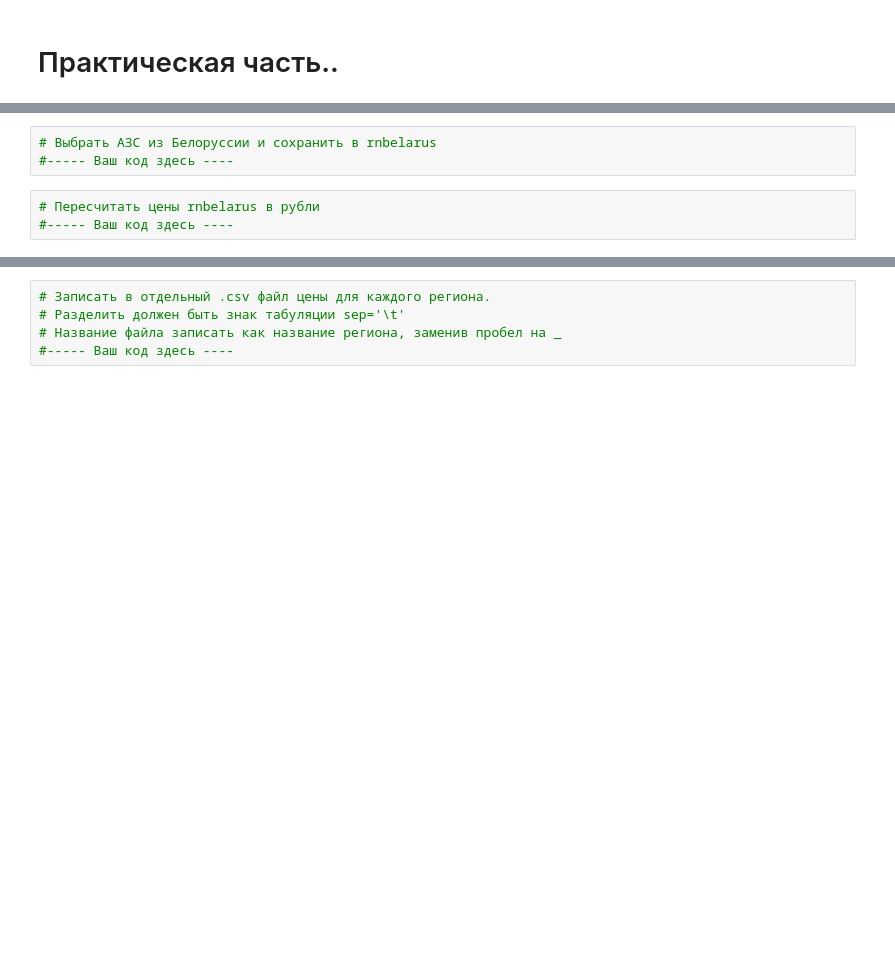
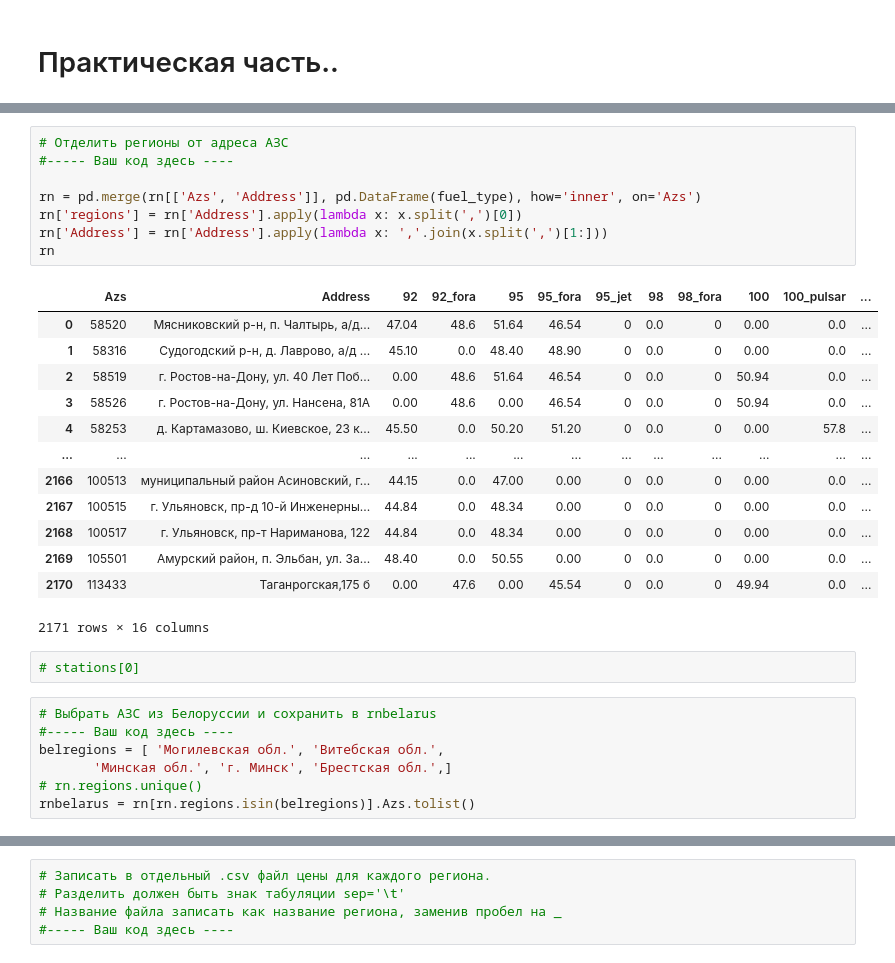
Before and after one commit to 4vel/reboot-python, a Jupyter notebook: lesson4/pandas_medals&fuels.ipynb, the cells around one changed output, grey strips where cells are left out. Cells and saved outputs as stored; diff of their text form; blank space fills up the shorter version.

```diff
--- a/lesson4/pandas_medals&fuels.ipynb
+++ b/lesson4/pandas_medals&fuels.ipynb
@@ -212,6 +266,31 @@ rn.head()
+# %%
+# Отделить регионы от адреса АЗС
+#----- Ваш код здесь ----
+
+rn = pd.merge(rn[['Azs', 'Address']], pd.DataFrame(fuel_type), how='inner', on='Azs')
+rn['regions'] = rn['Address'].apply(lambda x: x.split(',')[0])
+rn['Address'] = rn['Address'].apply(lambda x: ','.join(x.split(',')[1:]))
+rn
+# %% [output]
+|  | Azs | Address | 92 | 92_fora | 95 | 95_fora | 95_jet | 98 | 98_fora | 100 | 100_pulsar | ... |
+| 0 | 58520 | Мясниковский р-н, п. Чалтырь, а/д... | 47.04 | 48.6 | 51.64 | 46.54 | 0 | 0.0 | 0 | 0.00 | 0.0 | ... |
+| 1 | 58316 | Судогодский р-н, д. Лаврово, а/д ... | 45.10 | 0.0 | 48.40 | 48.90 | 0 | 0.0 | 0 | 0.00 | 0.0 | ... |
+| 2 | 58519 | г. Ростов-на-Дону, ул. 40 Лет Поб... | 0.00 | 48.6 | 51.64 | 46.54 | 0 | 0.0 | 0 | 50.94 | 0.0 | ... |
+| 3 | 58526 | г. Ростов-на-Дону, ул. Нансена, 81А | 0.00 | 48.6 | 0.00 | 46.54 | 0 | 0.0 | 0 | 50.94 | 0.0 | ... |
+| 4 | 58253 | д. Картамазово, ш. Киевское, 23 к... | 45.50 | 0.0 | 50.20 | 51.20 | 0 | 0.0 | 0 | 0.00 | 57.8 | ... |
+| ... | ... | ... | ... | ... | ... | ... | ... | ... | ... | ... | ... | ... |
+| 2166 | 100513 | муниципальный район Асиновский, г... | 44.15 | 0.0 | 47.00 | 0.00 | 0 | 0.0 | 0 | 0.00 | 0.0 | ... |
+| 2167 | 100515 | г. Ульяновск, пр-д 10-й Инженерны... | 44.84 | 0.0 | 48.34 | 0.00 | 0 | 0.0 | 0 | 0.00 | 0.0 | ... |
+| 2168 | 100517 | г. Ульяновск, пр-т Нариманова, 122 | 44.84 | 0.0 | 48.34 | 0.00 | 0 | 0.0 | 0 | 0.00 | 0.0 | ... |
+| 2169 | 105501 | Амурский район, п. Эльбан, ул. За... | 48.40 | 0.0 | 50.55 | 0.00 | 0 | 0.0 | 0 | 0.00 | 0.0 | ... |
+| 2170 | 113433 | Таганрогская,175 б | 0.00 | 47.6 | 0.00 | 45.54 | 0 | 0.0 | 0 | 49.94 | 0.0 | ... |
+2171 rows × 16 columns
+# %%
+# stations[0]
 # %%
 # Выбрать АЗС из Белоруссии и сохранить в rnbelarus
 #----- Ваш код здесь ----
+belregions = [ 'Могилевская обл.', 'Витебская обл.',
+       'Минская обл.', 'г. Минск', 'Брестская обл.',]
+# rn.regions.unique()
+rnbelarus = rn[rn.regions.isin(belregions)].Azs.tolist()
-# %%
-# Пересчитать цены rnbelarus в рубли
-#----- Ваш код здесь ----
```
Also changed, not shown: parts of 20 cells of this notebook, 1 other file.
